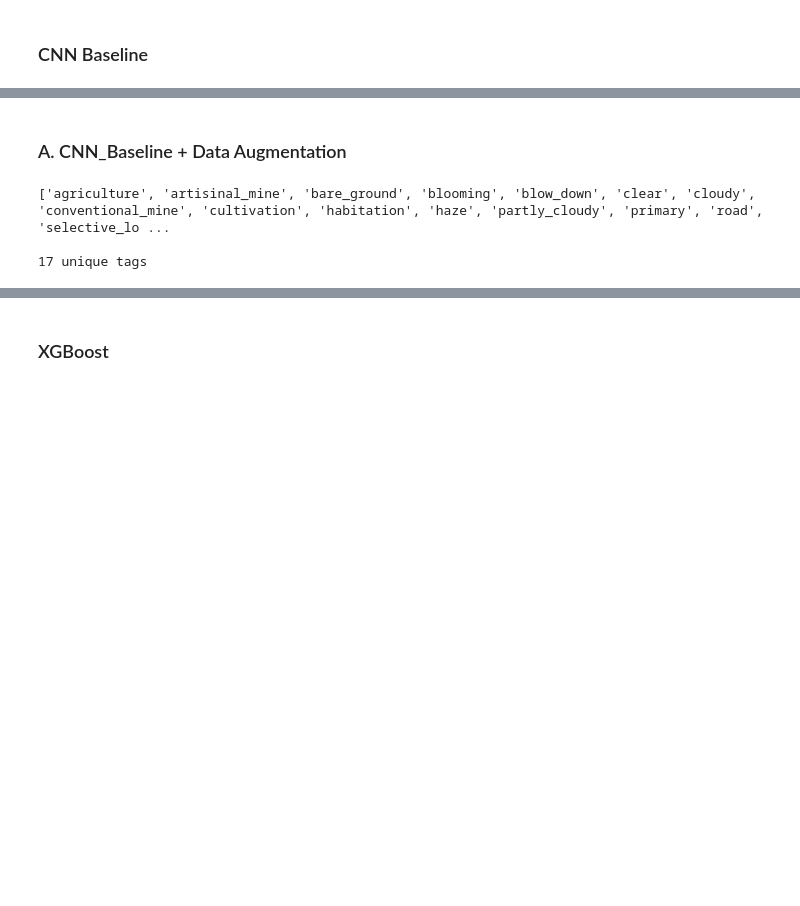
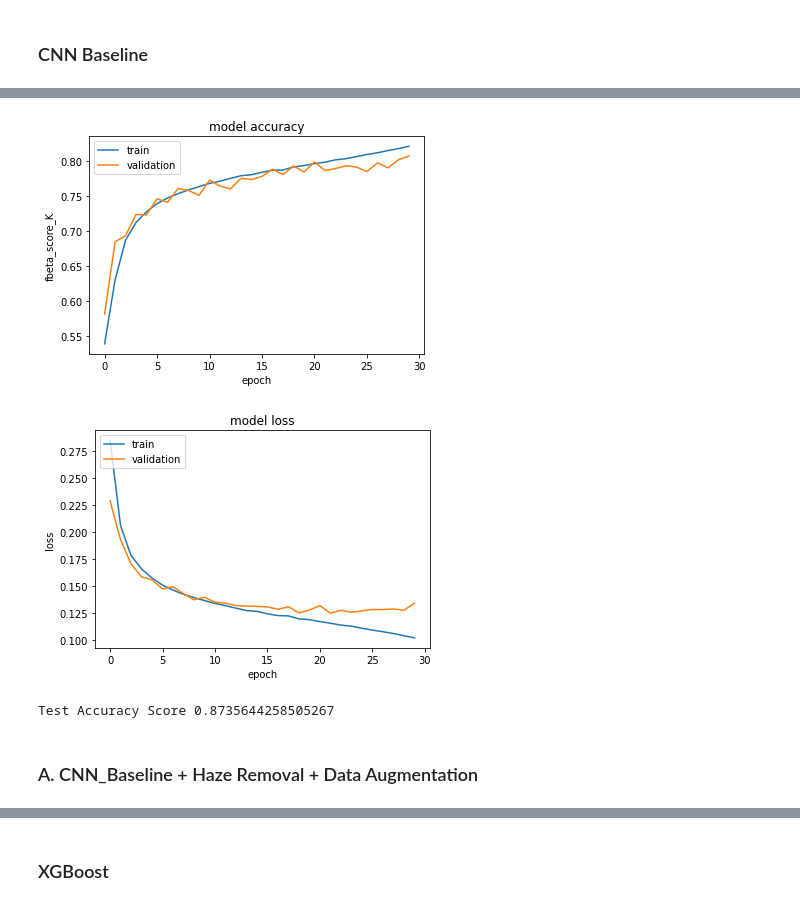
Before and after one commit to jihoonkim888/Amazon-Forest-Image-Classification, a Jupyter notebook: main.ipynb, the cells around one changed output, grey strips where cells are left out. Cells and saved outputs as stored; diff of their text form; code cells hidden in the pictures; blank space fills up the shorter version.

```diff
--- a/main.ipynb
+++ b/main.ipynb
@@ -295,0 +333,27 @@ Test Accuracy Score 0.7843817489389501
+# %%
+train_generator, val_generator, test_generator = data_generator(X_train_files_o, y_train_o,1)
+model_path = 'CNN_Baseline_haze_weights' + '.h5'
+
+
+adam = Adam(learning_rate=LR)
+
+cnn_base_model = baseline.create_model()
+
+clear_session()
+
+cnn_base_model.compile(loss='binary_crossentropy', optimizer=adam, metrics=[fbeta_score_K])
+
+callbacks = [
+    ModelCheckpoint(model_path, monitor='val_fbeta_score_K', save_best_only=True, mode='max'),
+    ReduceLROnPlateau(monitor='loss', factor=0.1, patience=3, mode='min', min_lr=0.000001)
+]
+
+history = cnn_base_model.fit(train_generator, epochs=EPOCHS, validation_data=val_generator, callbacks=callbacks,
+                   workers=WORKERS, use_multiprocessing=False, max_queue_size=MAXQ)
+
+print('here', history.history.keys())
+
+
+cnn_base_model.load_weights(model_path)
+
+y_pred = cnn_base_model.predict(test_generator, workers=WORKERS, use_multiprocessing=False, max_queue_size=MAXQ)
@@ -296,2 +378,9 @@ Test Accuracy Score 0.7843817489389501
+# %%
+plot(history.history,'CNN_Baseline_haze_train_history.csv')
+print("Test Accuracy Score",calc_acc(y_pred,df_test))
+# %% [output]
+[figure, added]
+[figure, added]
+Test Accuracy Score 0.8735644258505267
 # %% [markdown]
-### A. CNN_Baseline + Data Augmentation
+### A. CNN_Baseline + Haze Removal + Data Augmentation
@@ -305,28 +386,0 @@ TEST_CSV_PATH = DATASET_PATH + 'test_label.csv'
-# %%
-df_train = pd.read_csv(TRAIN_CSV_PATH)
-df_test = pd.read_csv(TEST_CSV_PATH)
-
-df_train['image_name'] = df_train['image_name'].astype(str)
-df_test['image_name'] = df_test['image_name'].astype(str)
-
-df_train['tags'] = df_train['tags'].apply(lambda x: x.split(' '))
-df_test['tags'] = df_test['tags'].apply(lambda x: x.split(' '))
-
-X_train_files_o = np.array(df_train['image_name'].tolist()) # filenames
-X_train_files_o.reshape((X_train_files_o.shape[0], 1))
-y_train_o = np.array(df_train['tags'].tolist()) # image tags (ground truth)
-
-# check labels in tags and how many there are
-tags = df_train['tags'].values
-
-flat_list = [item for sublist in tags for item in sublist]
-tags_unique, tags_count = np.unique(flat_list, return_counts=True)
-labels = list(tags_unique)
-
-print(labels)
-print()
-print(len(labels), "unique tags")
-# %% [output]
-['agriculture', 'artisinal_mine', 'bare_ground', 'blooming', 'blow_down', 'clear', 'cloudy', 'conventional_mine', 'cultivation', 'habitation', 'haze', 'partly_cloudy', 'primary', 'road', 'selective_lo ...
-
-17 unique tags
```
Also changed, not shown: parts of 34 cells of this notebook.
